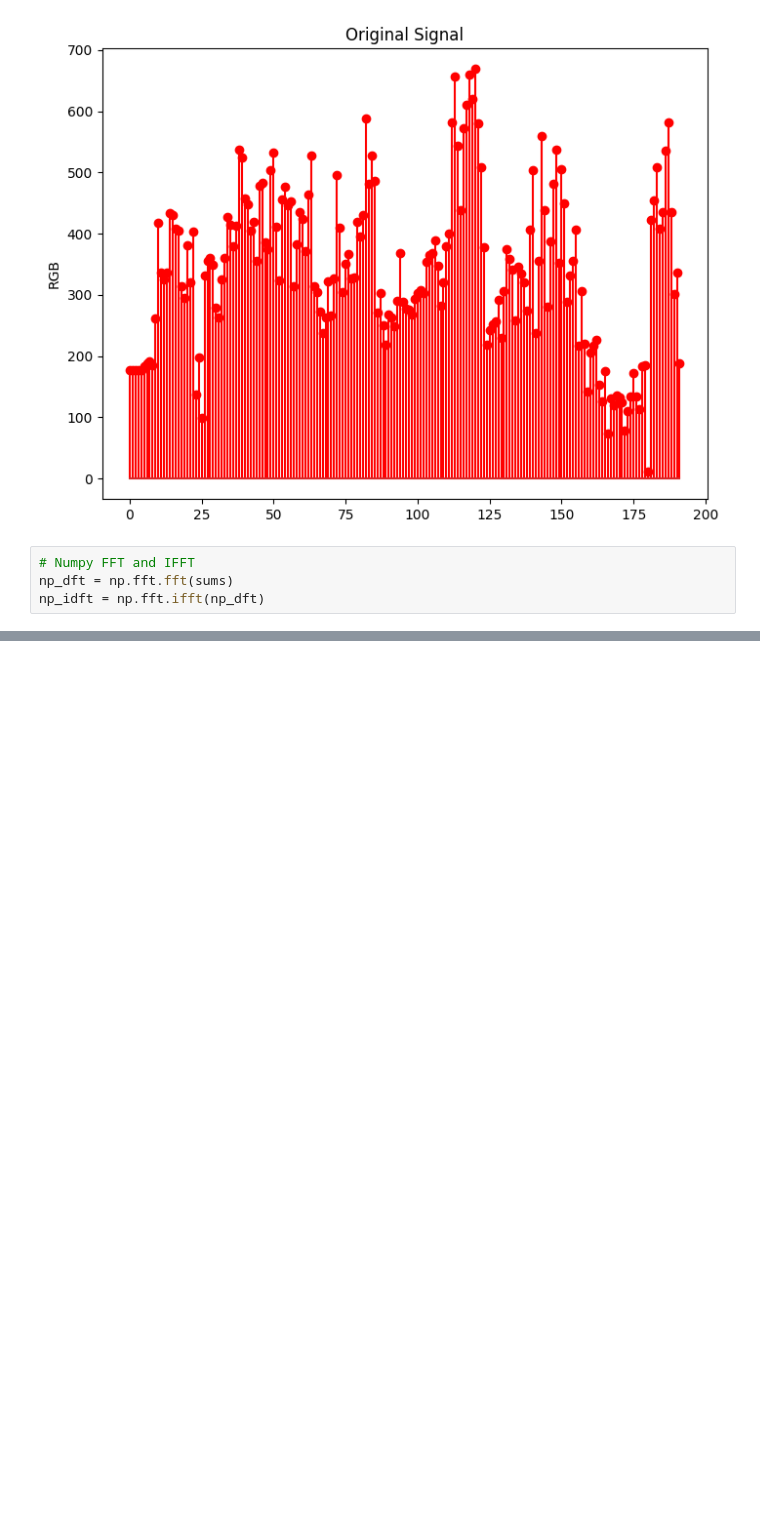
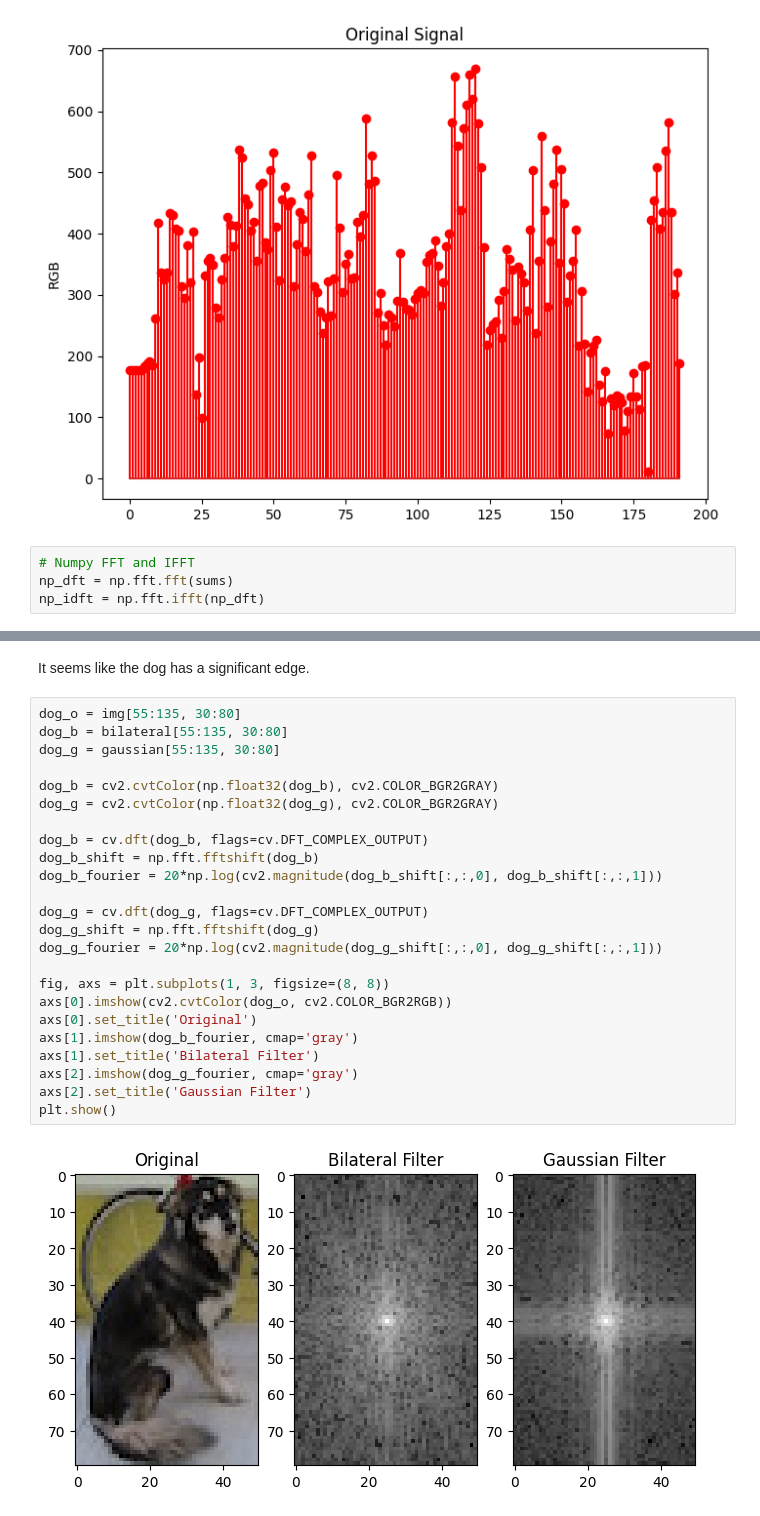
Before and after one commit to ZaneLeo111/Data_Visualization_Labs, a Jupyter notebook: Lab1/1.ipynb, the cells around one changed output, grey strips where cells are left out. Saved outputs shown, nothing was run; the diff lists cells and outputs as text; blank space fills up the shorter version.

```diff
--- a/Lab1/1.ipynb
+++ b/Lab1/1.ipynb
@@ -80,0 +153,28 @@ plt.show()
+# %% [markdown]
+It seems like the dog has a significant edge.
+# %%
+dog_o = img[55:135, 30:80]
+dog_b = bilateral[55:135, 30:80]
+dog_g = gaussian[55:135, 30:80]
+
+dog_b = cv2.cvtColor(np.float32(dog_b), cv2.COLOR_BGR2GRAY)
+dog_g = cv2.cvtColor(np.float32(dog_g), cv2.COLOR_BGR2GRAY)
+
+dog_b = cv.dft(dog_b, flags=cv.DFT_COMPLEX_OUTPUT)
+dog_b_shift = np.fft.fftshift(dog_b)
+dog_b_fourier = 20*np.log(cv2.magnitude(dog_b_shift[:,:,0], dog_b_shift[:,:,1]))
+
+dog_g = cv.dft(dog_g, flags=cv.DFT_COMPLEX_OUTPUT)
+dog_g_shift = np.fft.fftshift(dog_g)
+dog_g_fourier = 20*np.log(cv2.magnitude(dog_g_shift[:,:,0], dog_g_shift[:,:,1]))
+
+fig, axs = plt.subplots(1, 3, figsize=(8, 8))
+axs[0].imshow(cv2.cvtColor(dog_o, cv2.COLOR_BGR2RGB))
+axs[0].set_title('Original')
+axs[1].imshow(dog_b_fourier, cmap='gray')
+axs[1].set_title('Bilateral Filter')
+axs[2].imshow(dog_g_fourier, cmap='gray')
+axs[2].set_title('Gaussian Filter')
+plt.show()
+# %% [output]
+[figure, added]
```
Also changed, not shown: parts of 9 cells of this notebook.
